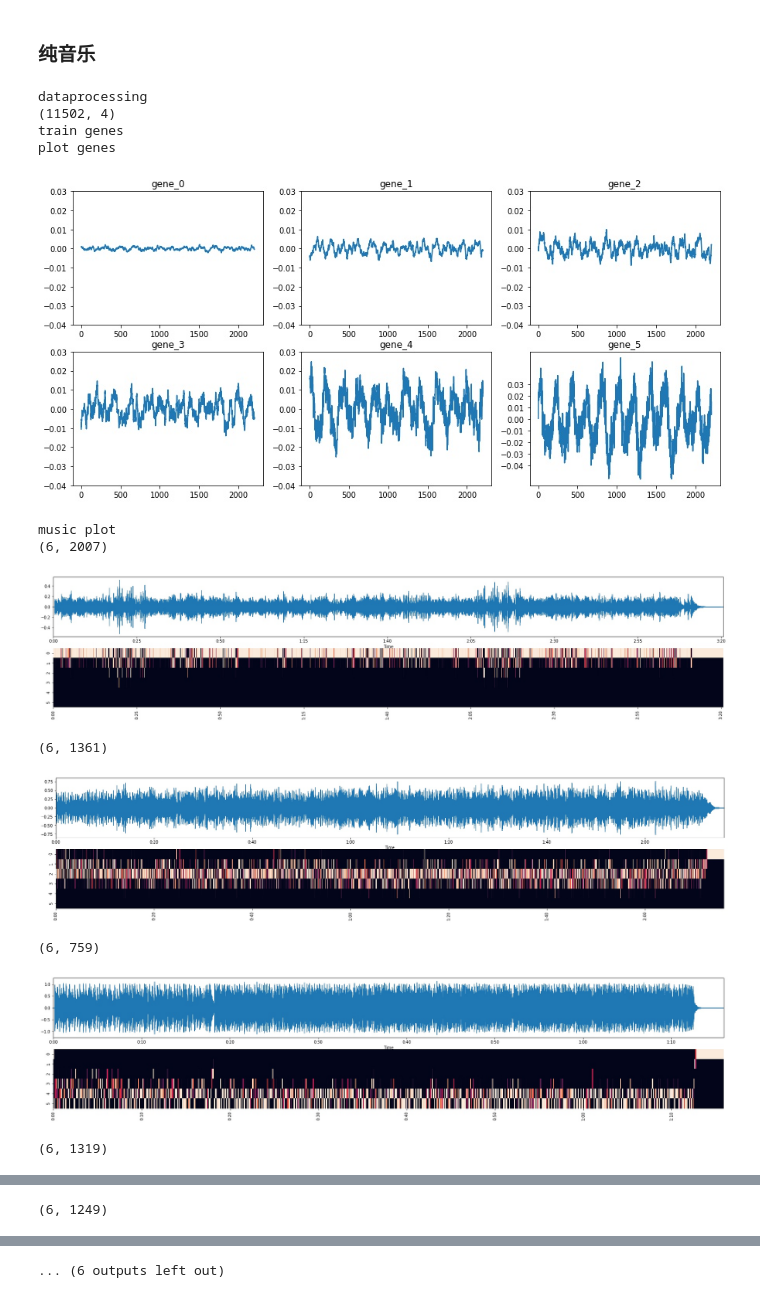
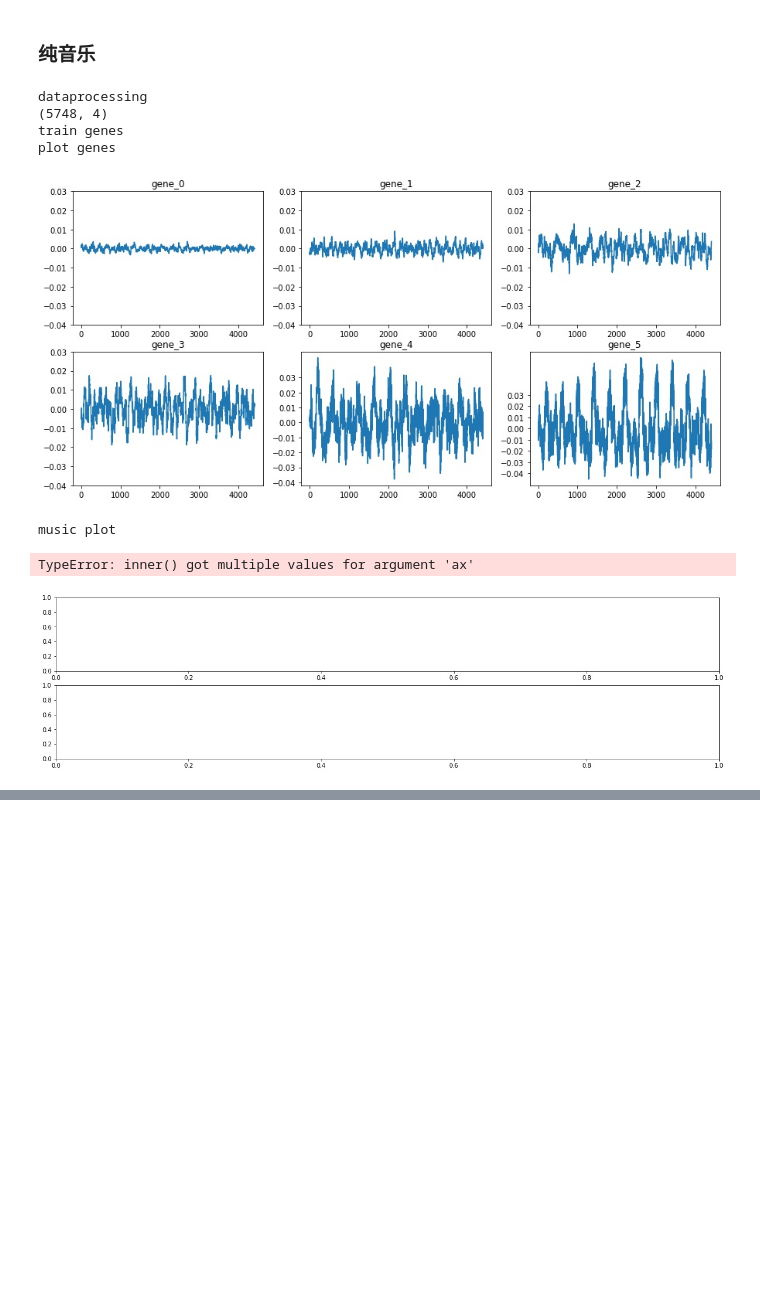
Before and after one commit to khalildogyy/music_structure, a Jupyter notebook: notebook/EG_on_music.ipynb, the cells around one changed output, grey strips where cells are left out. Cells and saved outputs as stored; diff of their text form; code cells hidden in the pictures; blank space fills up the shorter version.

```diff
--- a/notebook/EG_on_music.ipynb
+++ b/notebook/EG_on_music.ipynb
@@ -287,24 +286,19 @@ for i in range(4):
 # %%
-gene_pure_slow = Gene('../data/pure_music/快/', 'pure_slow', gene_num=6)
+gene_pure_slow = Gene('../data/pure_music/快/', 'pure_quick', gene_num=6, sl=5)
 print('dataprocessing')
 gene_pure_slow.dataprocessing()
 print('train genes')
 gene_pure_slow.traingene()
 print('plot genes')
 gene_pure_slow.geneplot()
 print('music plot')
 gene_pure_slow.musicplot()
 # %% [output]
 dataprocessing
-(11502, 4)
+(5748, 4)
 train genes
 plot genes
-[figure, old version]
+[figure, new version]
 music plot
-(6, 2007)
+TypeError: inner() got multiple values for argument 'ax'
-[figure, old version]
+[figure, new version]
-(6, 1361)
-[figure, removed]
-(6, 759)
-[figure, removed]
-(6, 1319)
@@ -312 +304,0 @@ music plot
-(6, 1249)
@@ -314 +304,0 @@ music plot
-... (6 outputs left out)
```
Also changed, not shown: parts of 5 cells of this notebook.
